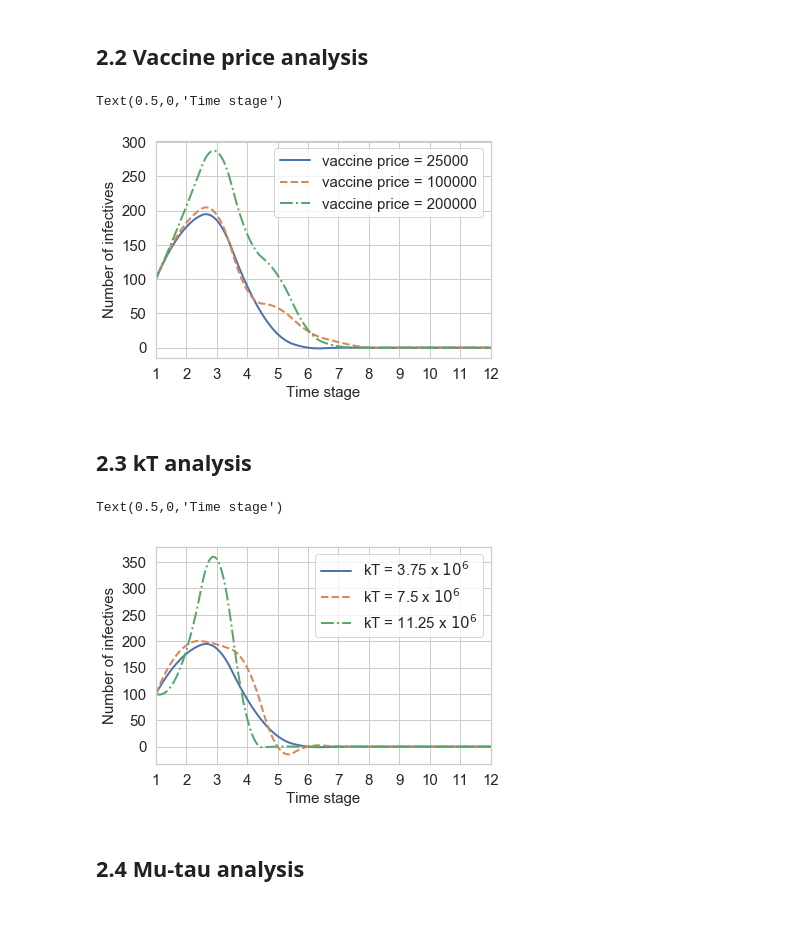
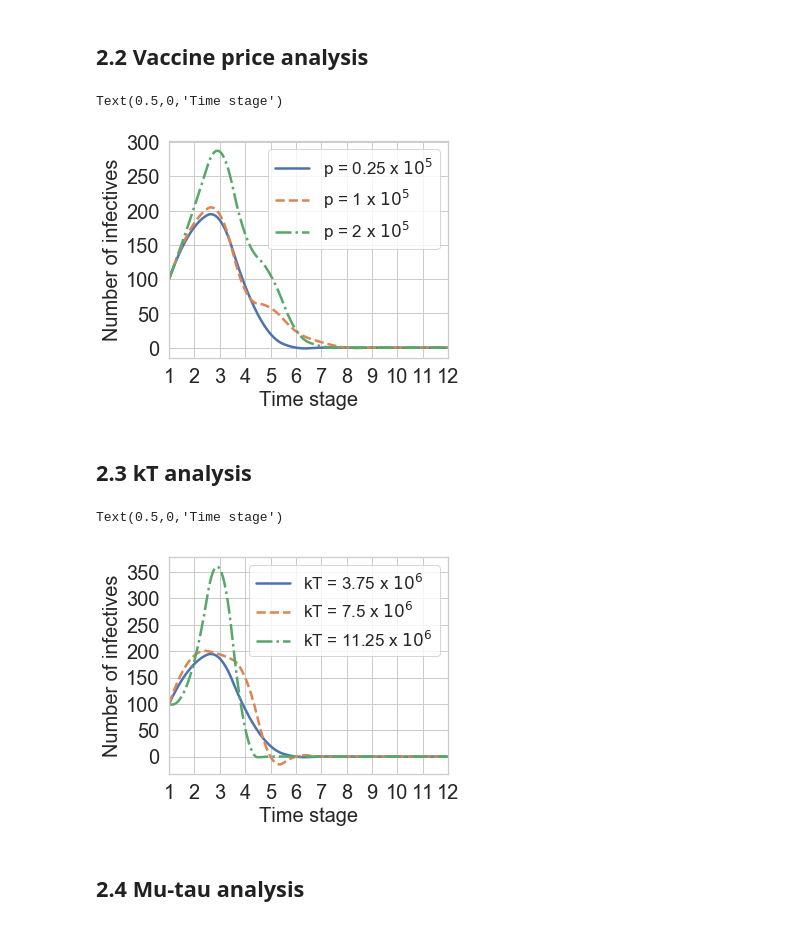
Before and after one commit to kadysongbb/drmdp, a Jupyter notebook: plot.ipynb, the cells around one changed output. Cells and saved outputs as stored; diff of their text form; code cells hidden in the pictures.

```diff
--- a/plot.ipynb
+++ b/plot.ipynb
@@ -286,28 +286,28 @@ Text(0.5,0,'Time stage')
 # %%
 xi_dddrmdp1_vp1 = [100, 176, 186, 90, 20, 0, 0, 0, 0, 0, 0, 0]
 xi_dddrmdp1_vp2 = [100, 182, 194, 84, 58, 24, 8, 0, 0, 0, 0, 0]
 xi_dddrmdp1_vp3 = [100, 206, 286, 166, 106, 26, 2,  0, 0, 0, 0, 0]
 
 f_vp1 = interp1d(np.arange(1,13), xi_dddrmdp1_vp1, kind='quadratic')
 f_vp2 = interp1d(np.arange(1,13), xi_dddrmdp1_vp2, kind='quadratic')
 f_vp3 = interp1d(np.arange(1,13), xi_dddrmdp1_vp3, kind='quadratic')
 
 xnew = np.linspace(1,12,num=1000)
-plt.figure()
-plt.plot(xnew, f_vp1(xnew),'-', label = 'vaccine price = 25000',linewidth = 2, color = blue)
-plt.plot(xnew, f_vp2(xnew),'--',label = 'vaccine price = 100000',linewidth = 2, color = orange)
-plt.plot(xnew, f_vp3(xnew),'-.',label = 'vaccine price = 200000',linewidth = 2, color = green)
+plt.figure(figsize=(5,4))
+plt.plot(xnew, f_vp1(xnew),'-', label = 'p = 0.25 x $10^5$',linewidth = 2.5, color = blue)
+plt.plot(xnew, f_vp2(xnew),'--',label = 'p = 1 x $10^5$',linewidth = 2.5, color = orange)
+plt.plot(xnew, f_vp3(xnew),'-.',label = 'p = 2 x $10^5$',linewidth = 2.5, color = green)
 
-plt.legend(fontsize = 15)
-plt.xticks(fontsize= 15)
-plt.yticks(fontsize= 15)
+plt.legend(fontsize = 17)
+plt.xticks(fontsize= 20)
+plt.yticks(fontsize= 20)
 plt.xticks(np.arange(1,13))
 plt.xlim((1,12))
-plt.ylabel('Number of infectives', fontsize = 15)
-plt.xlabel('Time stage', fontsize = 15)
+plt.ylabel('Number of infectives', fontsize = 20)
+plt.xlabel('Time stage', fontsize = 20)
 # %% [output]
 Text(0.5,0,'Time stage')
-[figure, old version]
+[figure, new version]
 # %% [markdown]
 ## 2.3 kT analysis
 # %%
@@ -320,21 +320,21 @@ f_kt2 = interp1d(np.arange(1,13), xi_dddrmdp1_kT2, kind='quadratic')
 f_kt3 = interp1d(np.arange(1,13), xi_dddrmdp1_kT3, kind='quadratic')
 
 xnew = np.linspace(1,12,num=1000)
-plt.figure()
-plt.plot(xnew, f_kt1(xnew),'-',label = 'kT = 3.75 x $10^6$',linewidth = 2, color = blue)
-plt.plot(xnew, f_kt2(xnew),'--', label = 'kT = 7.5 x $10^6$',linewidth = 2, color = orange)
-plt.plot(xnew, f_kt3(xnew),'-.',label = 'kT = 11.25 x $10^6$',linewidth = 2, color = green)
+plt.figure(figsize=(5,4))
+plt.plot(xnew, f_kt1(xnew),'-',label = 'kT = 3.75 x $10^6$',linewidth = 2.5, color = blue)
+plt.plot(xnew, f_kt2(xnew),'--', label = 'kT = 7.5 x $10^6$',linewidth = 2.5, color = orange)
+plt.plot(xnew, f_kt3(xnew),'-.',label = 'kT = 11.25 x $10^6$',linewidth = 2.5, color = green)
 
-plt.legend(fontsize = 15)
-plt.xticks(fontsize= 15)
-plt.yticks(fontsize= 15)
+plt.legend(fontsize = 17)
+plt.xticks(fontsize= 20)
+plt.yticks(fontsize= 20)
 plt.xticks(np.arange(1,13))
 plt.xlim((1,12))
-plt.ylabel('Number of infectives', fontsize = 15)
-plt.xlabel('Time stage', fontsize = 15)
+plt.ylabel('Number of infectives', fontsize = 20)
+plt.xlabel('Time stage', fontsize = 20)
 # %% [output]
 Text(0.5,0,'Time stage')
-[figure, old version]
+[figure, new version]
 # %% [markdown]
 ## 2.4 Mu-tau analysis
 # %%
```
Also changed, not shown: parts of 3 cells of this notebook.
